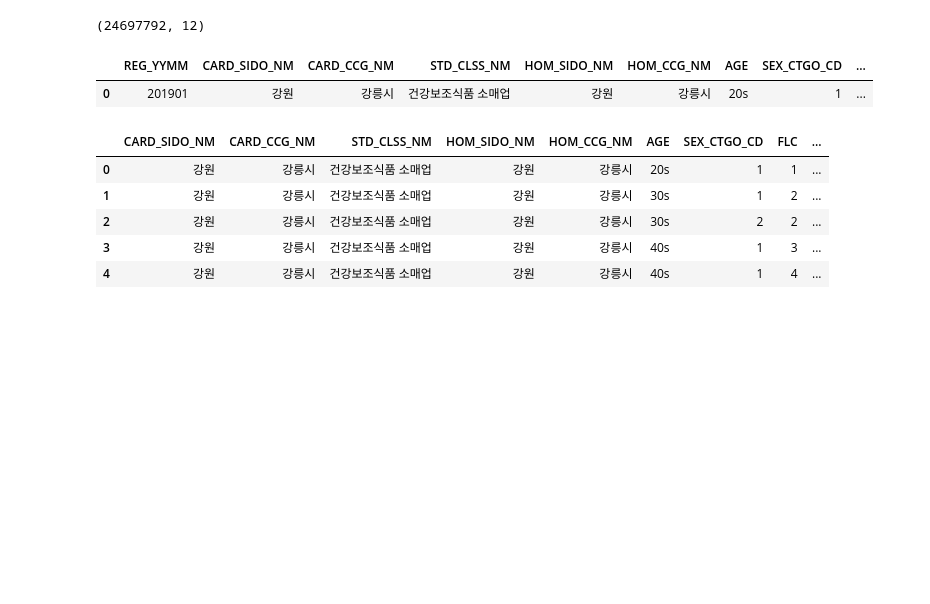
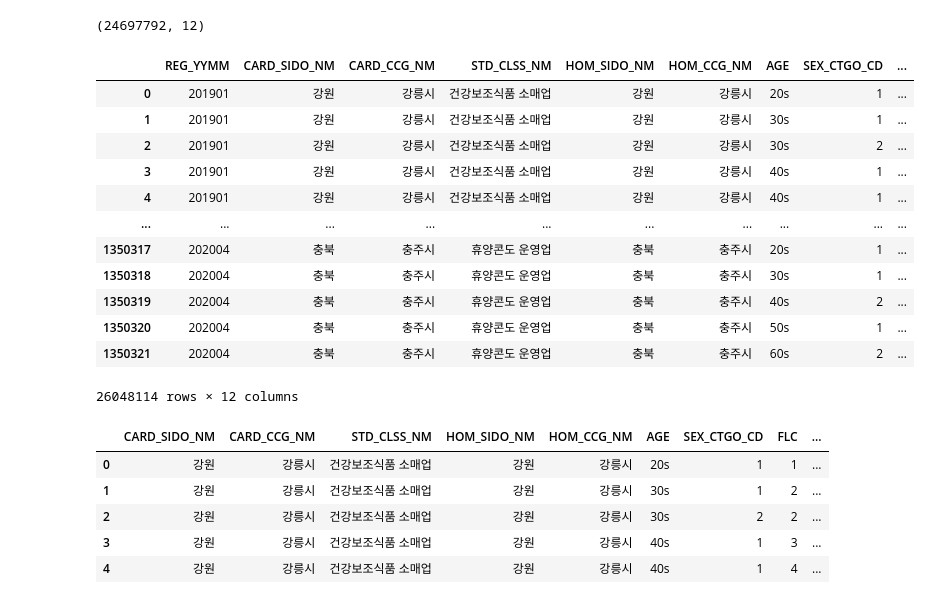
Before and after one commit to bill7845/colab_repo, a Jupyter notebook: dacon_제주카드사용량예측/modeling_2.ipynb, the cells around one changed output. Drawn from its saved outputs; the diff is of its cells as text; code cells hidden in the pictures; blank space fills up the shorter version.

Commit message:
Colaboratory를 통해 생성됨

```diff
--- a/dacon_제주카드사용량예측/modeling_2.ipynb
+++ b/dacon_제주카드사용량예측/modeling_2.ipynb
@@ -8,14 +8,27 @@ import warnings
 warnings.filterwarnings(action='ignore')
 # %%
 data = pd.read_csv('/content/drive/My Drive/Colab code/dacon_카드사용액 예측/data/201901-202003.csv', encoding='utf-8')
+submission_april = pd.read_csv("/content/drive/My Drive/Colab code/dacon_카드사용액 예측/data/202004.csv")
 data.shape
 # %% [output]
 (24697792, 12)
-# %%
-data.head(1)
-# %% [output]
-|  | REG_YYMM | CARD_SIDO_NM | CARD_CCG_NM | STD_CLSS_NM | HOM_SIDO_NM | HOM_CCG_NM | AGE | SEX_CTGO_CD | ... |
-| 0 | 201901 | 강원 | 강릉시 | 건강보조식품 소매업 | 강원 | 강릉시 | 20s | 1 | ... |
+# %%
+data = pd.concat([data,submission_april])
+data
+# %% [output]
+|  | REG_YYMM | CARD_SIDO_NM | CARD_CCG_NM | STD_CLSS_NM | HOM_SIDO_NM | HOM_CCG_NM | AGE | SEX_CTGO_CD | ... |
+| 0 | 201901 | 강원 | 강릉시 | 건강보조식품 소매업 | 강원 | 강릉시 | 20s | 1 | ... |
+| 1 | 201901 | 강원 | 강릉시 | 건강보조식품 소매업 | 강원 | 강릉시 | 30s | 1 | ... |
+| 2 | 201901 | 강원 | 강릉시 | 건강보조식품 소매업 | 강원 | 강릉시 | 30s | 2 | ... |
+| 3 | 201901 | 강원 | 강릉시 | 건강보조식품 소매업 | 강원 | 강릉시 | 40s | 1 | ... |
+| 4 | 201901 | 강원 | 강릉시 | 건강보조식품 소매업 | 강원 | 강릉시 | 40s | 1 | ... |
+| ... | ... | ... | ... | ... | ... | ... | ... | ... | ... |
+| 1350317 | 202004 | 충북 | 충주시 | 휴양콘도 운영업 | 충북 | 충주시 | 20s | 1 | ... |
+| 1350318 | 202004 | 충북 | 충주시 | 휴양콘도 운영업 | 충북 | 충주시 | 30s | 1 | ... |
+| 1350319 | 202004 | 충북 | 충주시 | 휴양콘도 운영업 | 충북 | 충주시 | 40s | 2 | ... |
+| 1350320 | 202004 | 충북 | 충주시 | 휴양콘도 운영업 | 충북 | 충주시 | 50s | 1 | ... |
+| 1350321 | 202004 | 충북 | 충주시 | 휴양콘도 운영업 | 충북 | 충주시 | 60s | 2 | ... |
+26048114 rows × 12 columns
 # %%
 ## data preprocessing
 
```
Also changed, not shown: parts of 13 cells of this notebook.
